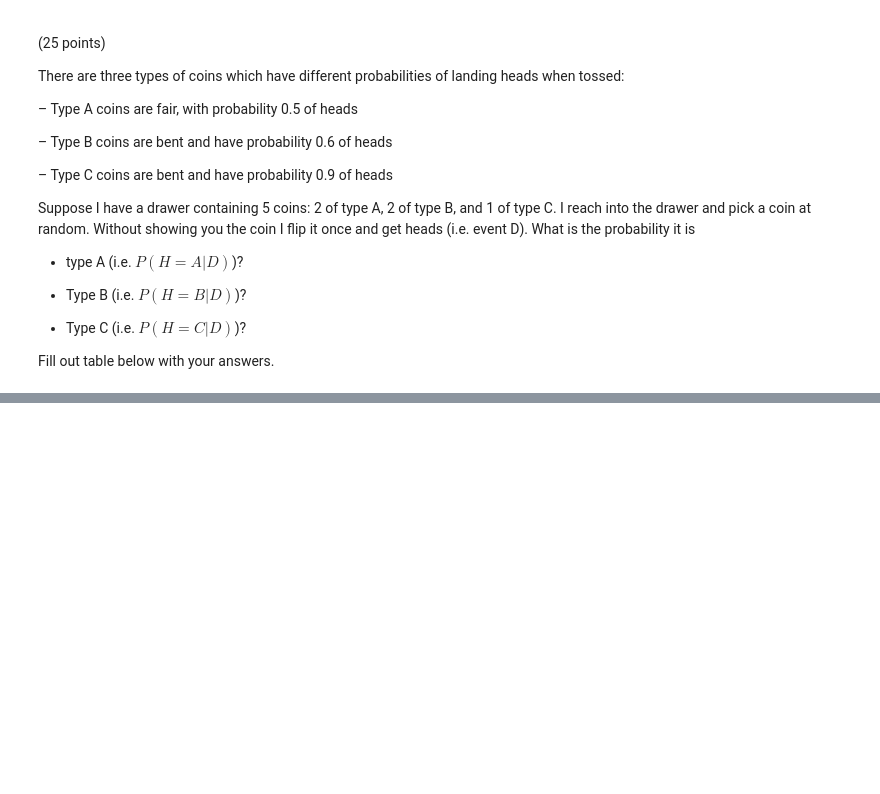
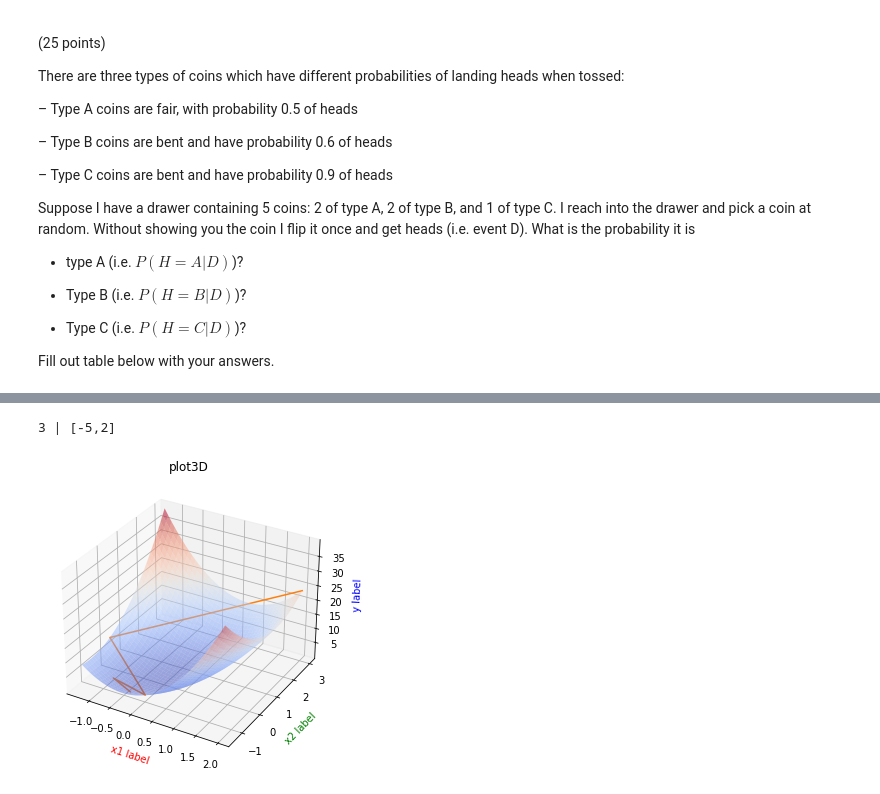
Before and after one commit to franciszero/AIDI-course, a Jupyter notebook: AIDI all solutions/AIDI 1000 Mathmatics/Assign2/Assignment_2_Fangji_Chen.ipynb, the cells around one changed output, grey strips where cells are left out. Saved outputs shown, nothing was run; the diff lists cells and outputs as text; code cells hidden in the pictures; blank space fills up the shorter version.

```diff
--- a/AIDI all solutions/AIDI 1000 Mathmatics/Assign2/Assignment_2_Fangji_Chen.ipynb
+++ b/AIDI all solutions/AIDI 1000 Mathmatics/Assign2/Assignment_2_Fangji_Chen.ipynb
@@ -58,0 +219,37 @@ $\because P(D|H) = P$
+# %%
+# for self-check
+def f(x1, x2):
+    return 6*x1**2 - 3*x1*x2 + 2*x2**2
+def fx1(x1, x2):
+    return 12*x1-3*x2+2*x2**2
+def fx2(x1, x2):
+    return 6*x1**2-3*x1+4*x2
+x1,x2=-0.8, -0.9
+print("%d | [%d,%d]" % (f(x1,x2), fx1(x1,x2), fx2(x1,x2)))
+T1=np.array([2,-1.3,0.2,-0.8,-0.3])
+T2=np.array([3,0,-1.4,-0.9,-1.1])
+T3=f(T1,T2)
+# %% [output]
+3 | [-5,2]
+# %%
+# for self-check visualization
+import matplotlib.pyplot as plt
+from mpl_toolkits.mplot3d import Axes3D
+import numpy as np
+
+def f(x1, x2):
+    return 6*x1**2 - 3*x1*x2 + 2*x2**2
+
+fig1 = plt.figure()
+ax = Axes3D(fig1)
+X1, X2 = np.mgrid[-1.3:2:40j, -1.4:3:40j]
+Y = f(X1, X2)
+plt.title("plot3D")
+ax.plot_surface(X1, X2, Y, rstride=1, cstride=1, cmap=plt.cm.coolwarm, alpha=0.5)
+ax.plot(T1, T2, T3)
+ax.set_xlabel('x1 label', color='r')
+ax.set_ylabel('x2 label', color='g')
+ax.set_zlabel('y label', color='b')
+plt.show()
+# %% [output]
+[figure, added]
```
Also changed, not shown: parts of 14 cells of this notebook, 37 other files.
